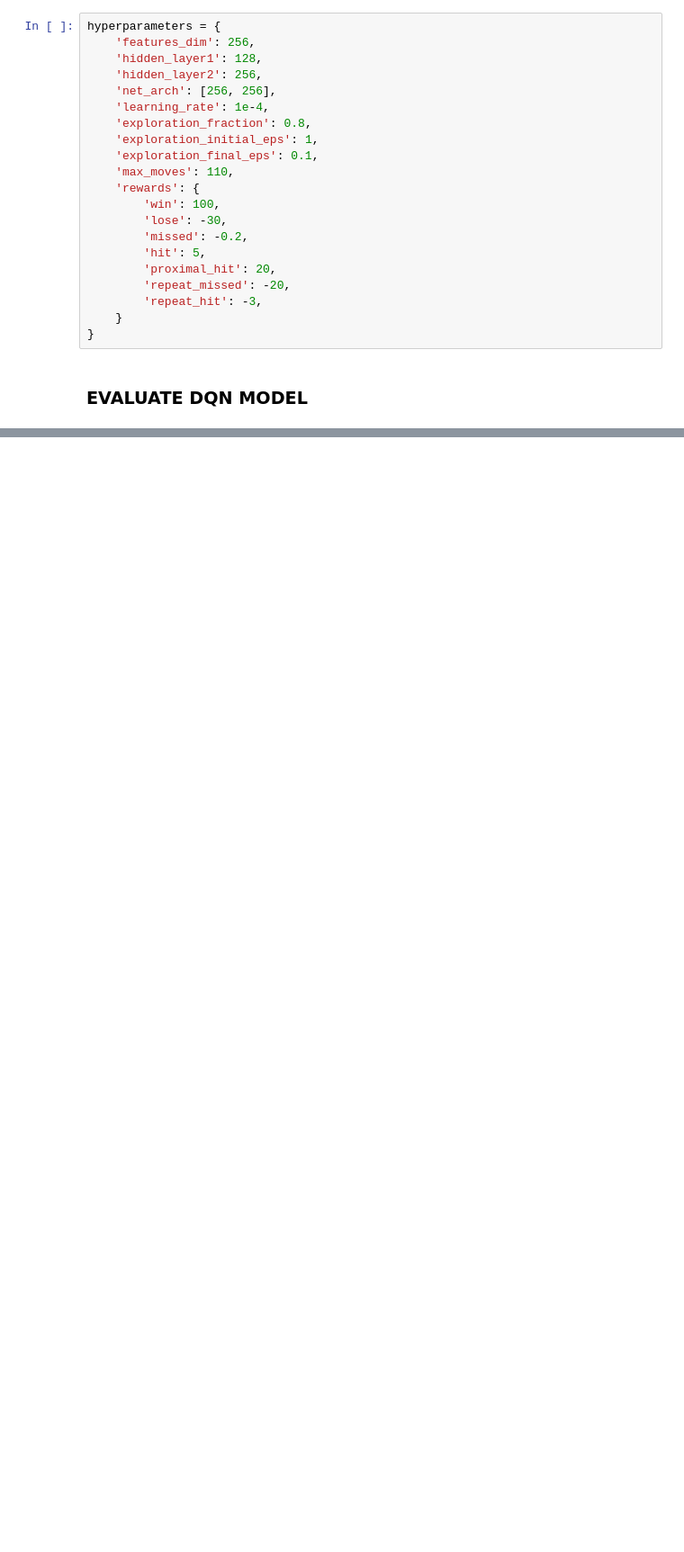
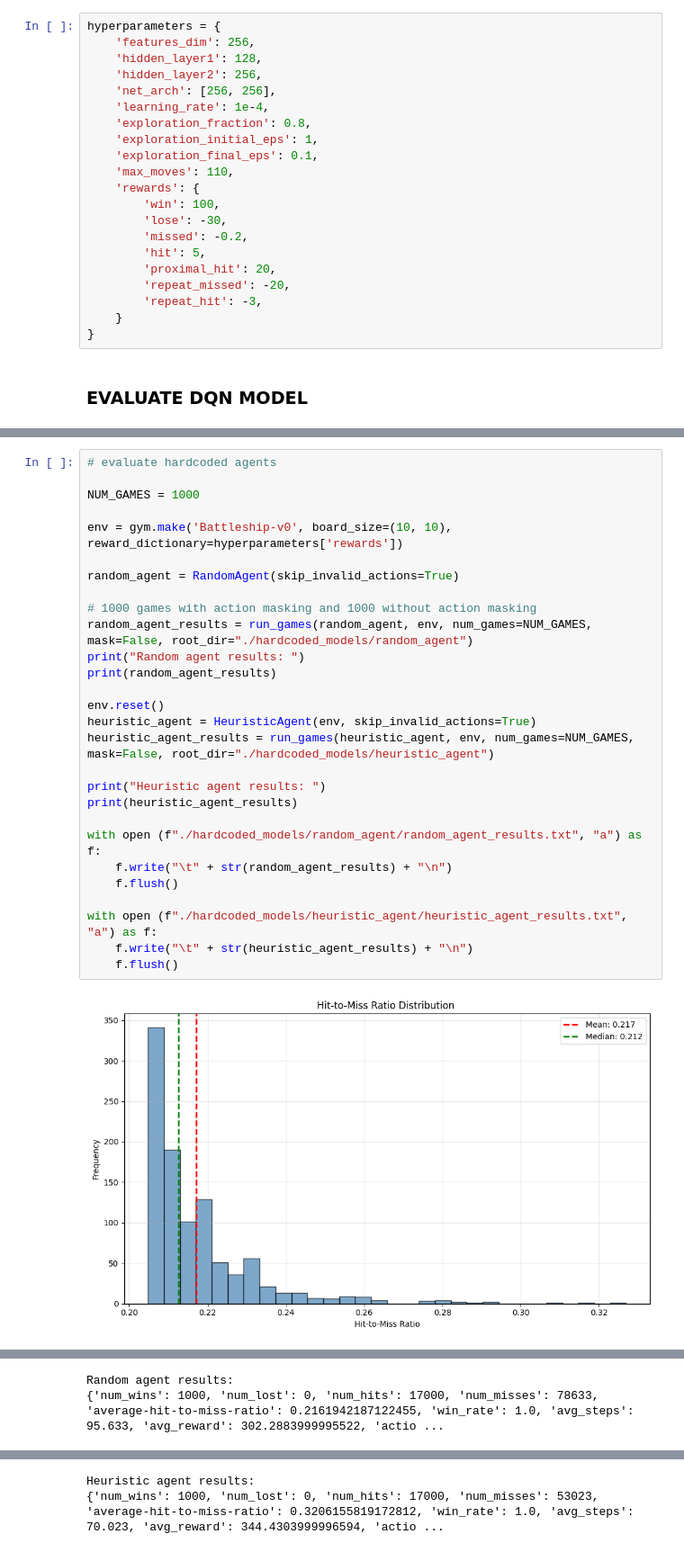
Before and after one commit to shayanhalder/battleship-reinforcement-learning, a Jupyter notebook: project.ipynb, the cells around one changed output, grey strips where cells are left out. Shown at 90% size. Cells and saved outputs as stored; diff of their text form; blank space fills up the shorter version.

Commit message:
add hardcoded agent evaluation cell in project.ipynb

```diff
--- a/project.ipynb
+++ b/project.ipynb
@@ -439,0 +432,30 @@ Non-action masking results (1000):
+# %%
+# evaluate hardcoded agents
+
+NUM_GAMES = 1000
+
+env = gym.make('Battleship-v0', board_size=(10, 10), reward_dictionary=hyperparameters['rewards'])
+
+random_agent = RandomAgent(skip_invalid_actions=True)
+
+# 1000 games with action masking and 1000 without action masking
+random_agent_results = run_games(random_agent, env, num_games=NUM_GAMES, mask=False, root_dir="./hardcoded_models/random_agent")
+print("Random agent results: ")
+print(random_agent_results)
+
+env.reset()
+heuristic_agent = HeuristicAgent(env, skip_invalid_actions=True)
+heuristic_agent_results = run_games(heuristic_agent, env, num_games=NUM_GAMES, mask=False, root_dir="./hardcoded_models/heuristic_agent")
+
+print("Heuristic agent results: ")
+print(heuristic_agent_results)
+
+with open (f"./hardcoded_models/random_agent/random_agent_results.txt", "a") as f:
+    f.write("\t" + str(random_agent_results) + "\n")
+    f.flush()
+
+with open (f"./hardcoded_models/heuristic_agent/heuristic_agent_results.txt", "a") as f:
+    f.write("\t" + str(heuristic_agent_results) + "\n")
+    f.flush()
+# %% [output]
+[figure, added]
@@ -439,0 +464,2 @@ Non-action masking results (1000):
+Random agent results:
+{'num_wins': 1000, 'num_lost': 0, 'num_hits': 17000, 'num_misses': 78633, 'average-hit-to-miss-ratio': 0.2161942187122455, 'win_rate': 1.0, 'avg_steps': 95.633, 'avg_reward': 302.2883999995522, 'actio ...
@@ -439,0 +469,2 @@ Non-action masking results (1000):
+Heuristic agent results:
+{'num_wins': 1000, 'num_lost': 0, 'num_hits': 17000, 'num_misses': 53023, 'average-hit-to-miss-ratio': 0.3206155819172812, 'win_rate': 1.0, 'avg_steps': 70.023, 'avg_reward': 344.4303999996594, 'actio ...
```
Also changed, not shown: parts of 5 cells of this notebook, 1 other file.
